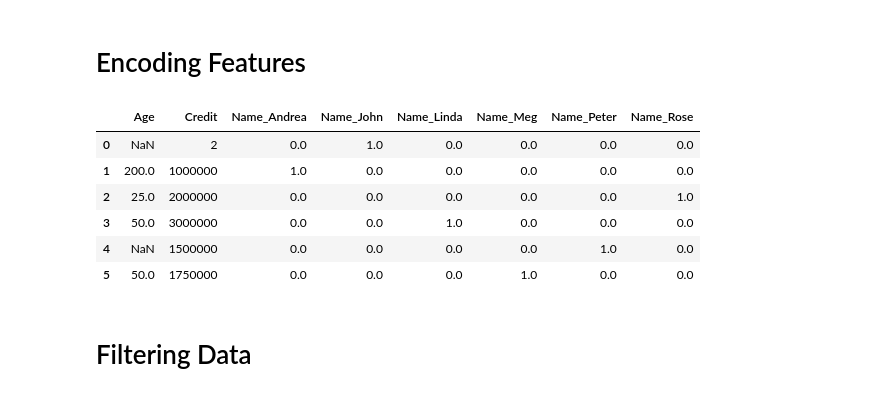
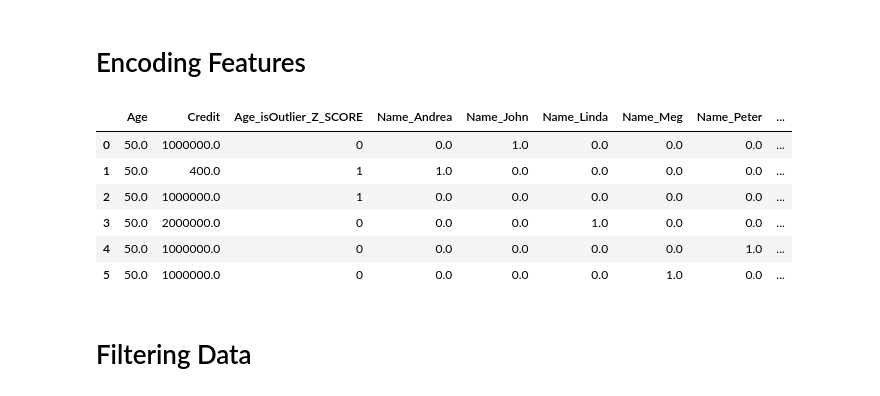
Before and after one commit to AhmedMostafa16/PrediKit, a Jupyter notebook: examples/02_Data_Preperation.ipynb, the cells around one changed output. Drawn from its saved outputs; the diff is of its cells as text; code cells hidden in the pictures.

```diff
--- a/examples/02_Data_Preperation.ipynb
+++ b/examples/02_Data_Preperation.ipynb
@@ -148,0 +146,13 @@ df
+# %%
+df = init_df_sample()
+display(df)
+# bug in MODE doesn't fill all NaNs
+mvp = pk.MissingValuesProcessor(strategy=pk.MissingValueStrategy.MEDIAN)
+result = mvp.fit_transform(df)
+
+if result.is_err():
+    raise ValueError(
+        "Operation must be done for later operation (Outliers Detection)"
+    )
+
+df = result.unwrap()
@@ -149,14 +167,6 @@ df
 # %% [markdown]
 ## Handling Outliers
 # %%
-data = {
-    "Name": ["John", "Andrea", "Rose", "Linda", "Peter", "Meg"],
-    "Age": [np.nan, 200, 25, 50, np.nan, 50],
-    "Credit": [2, 1_000_000, 2_000_000, 3_000_000, 1_500_000, 1_750_000],
-}
-df = pk.DataFrameParser(data)
-
-
 display(df)
 op = pk.OutliersProcessor(
     pk.OutlierDetectionMethod.Z_SCORE,
@@ -164,7 +174,7 @@ op = pk.OutliersProcessor(
     verbose=True,
     add_indicator=True,
 )
-df = op.fit_transform(df, columns=["Age"])
+df = op.fit_transform(df, columns=["Age"]).unwrap()
 
 df
 # %% [output]
@@ -188,20 +198,20 @@ df
 # Encoding Features
 # %%
 enc = pk.EncodingProcessor(
-    pk.CategoricalEncodingStrategies.OneHotEncoder,
+    pk.EncodingStrategies.OneHotEncoder,
     verbose=True,
     sparse_output=True,
 )
 cols = ["Name"]
-enc.fit_transform(df, columns=cols)
+enc.fit_transform(df, columns=cols).unwrap()
 # %% [output]
-|  | Age | Credit | Name_Andrea | Name_John | Name_Linda | Name_Meg | Name_Peter | Name_Rose |
-| 0 | NaN | 2 | 0.0 | 1.0 | 0.0 | 0.0 | 0.0 | 0.0 |
-| 1 | 200.0 | 1000000 | 1.0 | 0.0 | 0.0 | 0.0 | 0.0 | 0.0 |
-| 2 | 25.0 | 2000000 | 0.0 | 0.0 | 0.0 | 0.0 | 0.0 | 1.0 |
-| 3 | 50.0 | 3000000 | 0.0 | 0.0 | 1.0 | 0.0 | 0.0 | 0.0 |
-| 4 | NaN | 1500000 | 0.0 | 0.0 | 0.0 | 0.0 | 1.0 | 0.0 |
-| 5 | 50.0 | 1750000 | 0.0 | 0.0 | 0.0 | 1.0 | 0.0 | 0.0 |
+|  | Age | Credit | Age_isOutlier_Z_SCORE | Name_Andrea | Name_John | Name_Linda | Name_Meg | Name_Peter | ... |
+| 0 | 50.0 | 1000000.0 | 0 | 0.0 | 1.0 | 0.0 | 0.0 | 0.0 | ... |
+| 1 | 50.0 | 400.0 | 1 | 1.0 | 0.0 | 0.0 | 0.0 | 0.0 | ... |
+| 2 | 50.0 | 1000000.0 | 1 | 0.0 | 0.0 | 0.0 | 0.0 | 0.0 | ... |
+| 3 | 50.0 | 2000000.0 | 0 | 0.0 | 0.0 | 1.0 | 0.0 | 0.0 | ... |
+| 4 | 50.0 | 1000000.0 | 0 | 0.0 | 0.0 | 0.0 | 0.0 | 1.0 | ... |
+| 5 | 50.0 | 1000000.0 | 0 | 0.0 | 0.0 | 0.0 | 1.0 | 0.0 | ... |
 # %% [markdown]
 # Filtering Data
 # %%
```
Also changed, not shown: parts of 10 cells of this notebook, 19 other files.
